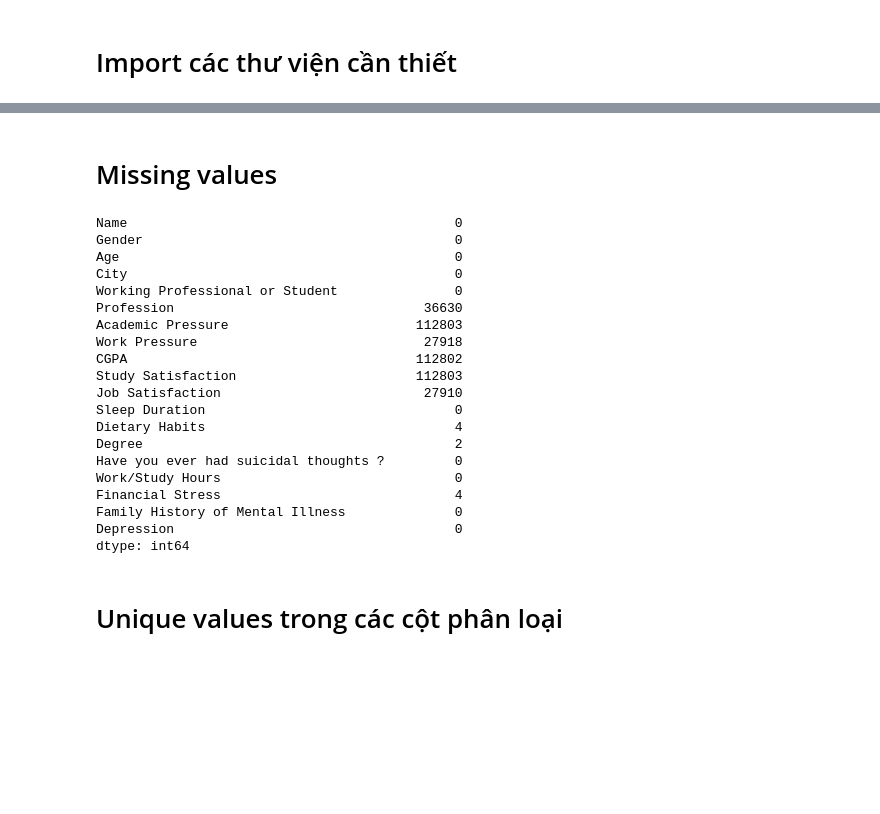
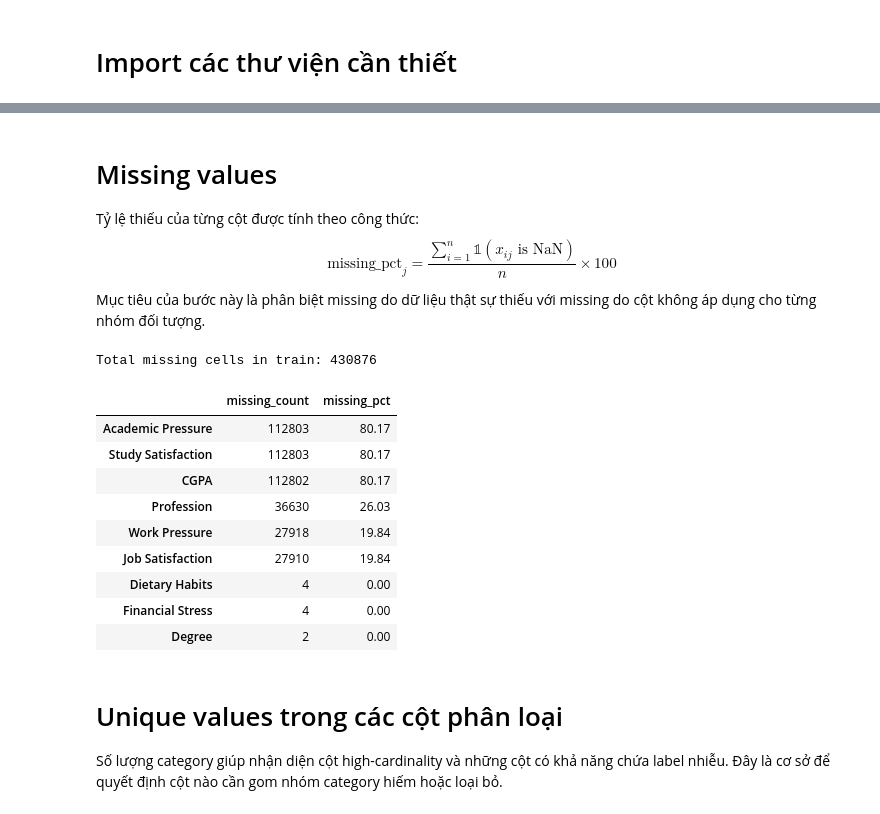
Before and after one commit to tdat1465/exploring-mental-health-data-lab, a Jupyter notebook: notebooks/preprocessing.ipynb, the cells around one changed output, grey strips where cells are left out. Saved outputs shown, nothing was run; the diff lists cells and outputs as text; code cells hidden in the pictures; blank space fills up the shorter version.

```diff
--- a/notebooks/preprocessing.ipynb
+++ b/notebooks/preprocessing.ipynb
@@ -26,29 +68,41 @@ Dataframe shape:  (140700, 19)
 # %% [markdown]
 # Missing values
+Tỷ lệ thiếu của từng cột được tính theo công thức:
+$$
+\text{missing\_pct}_j = \frac{\sum_{i=1}^{n} \mathbb{1}(x_{ij}\text{ is NaN})}{n} \times 100
+$$
+Mục tiêu của bước này là phân biệt missing do dữ liệu thật sự thiếu với missing do cột không áp dụng cho từng nhóm đối tượng.
 # %%
-df_missing = df.isna().sum()
-df_missing
+# Đếm số lượng giá trị thiếu theo từng cột của tập train.
+missing_summary = (
+    train_df.isna()
+    .sum()
+    .rename('missing_count')
+    .to_frame()
+    .assign(missing_pct=lambda frame: (frame['missing_count'] / len(train_df) * 100).round(2))
+    .query('missing_count > 0')
+    .sort_values('missing_count', ascending=False)
+)
+
+# In thêm tổng số ô bị thiếu để có cảm giác về mức độ nghiêm trọng của missingness.
+total_missing_cells = int(train_df.isna().sum().sum())
+print(f'Total missing cells in train: {total_missing_cells}')
+
+# Hiển thị bảng missing đầy đủ để quan sát các cột cần xử lý trước tiên.
+missing_summary
 # %% [output]
-Name                                          0
-Gender                                        0
-Age                                           0
-City                                          0
-Working Professional or Student               0
-Profession                                36630
-Academic Pressure                        112803
-Work Pressure                             27918
-CGPA                                     112802
-Study Satisfaction                       112803
-Job Satisfaction                          27910
-Sleep Duration                                0
-Dietary Habits                                4
-Degree                                        2
-Have you ever had suicidal thoughts ?         0
-Work/Study Hours                              0
-Financial Stress                              4
-Family History of Mental Illness              0
-Depression                                    0
-dtype: int64
+Total missing cells in train: 430876
+|  | missing_count | missing_pct |
+| Academic Pressure | 112803 | 80.17 |
+| Study Satisfaction | 112803 | 80.17 |
+| CGPA | 112802 | 80.17 |
+| Profession | 36630 | 26.03 |
+| Work Pressure | 27918 | 19.84 |
+| Job Satisfaction | 27910 | 19.84 |
+| Dietary Habits | 4 | 0.00 |
+| Financial Stress | 4 | 0.00 |
+| Degree | 2 | 0.00 |
 # %% [markdown]
 # Unique values trong các cột phân loại
+Số lượng category giúp nhận diện cột high-cardinality và những cột có khả năng chứa label nhiễu. Đây là cơ sở để quyết định cột nào cần gom nhóm category hiếm hoặc loại bỏ.
 # %%
```
Also changed, not shown: parts of 16 cells of this notebook.
